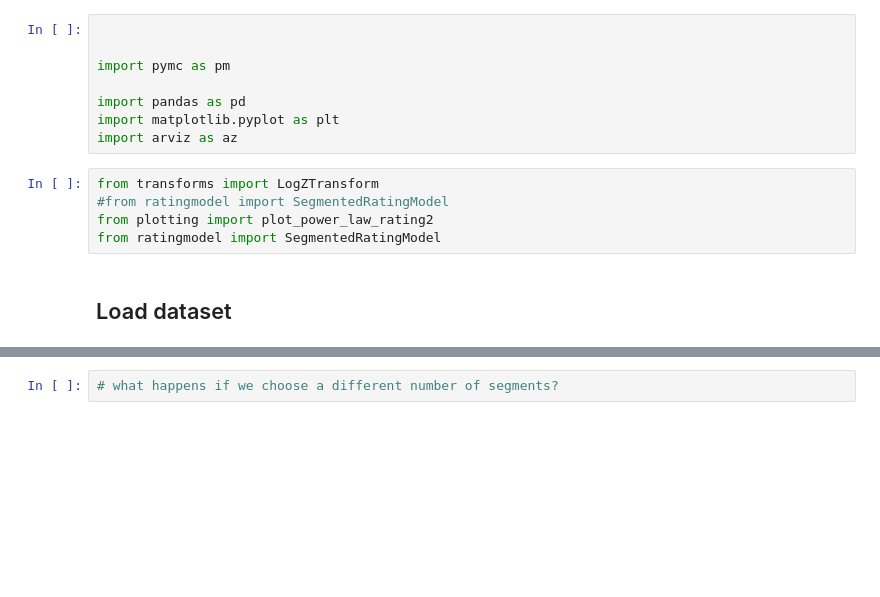
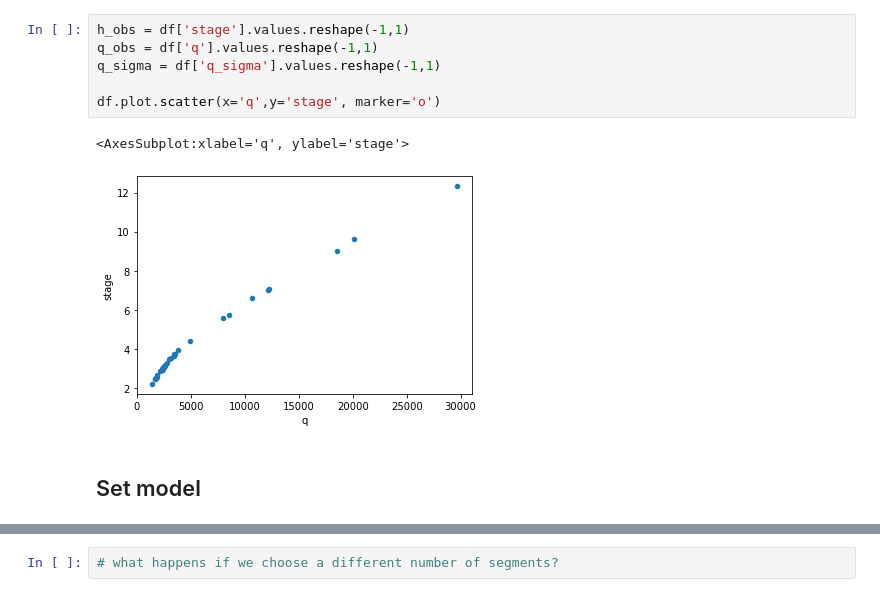
Before and after one commit to thodson-usgs/ratingcurve, a Jupyter notebook: notebooks/segmented_power_law_demo.ipynb, the cells around one changed output, grey strips where cells are left out. Drawn from its saved outputs; the diff is of its cells as text; blank space fills up the shorter version.

```diff
--- a/notebooks/segmented_power_law_demo.ipynb
+++ b/notebooks/segmented_power_law_demo.ipynb
@@ -40,15 +56,11 @@ $x_{o,i}$ is the $i$th breakpoint
-# %%
-
-
-import pymc as pm
-
-import pandas as pd
-import matplotlib.pyplot as plt
-import arviz as az
-# %%
-from transforms import LogZTransform
-#from ratingmodel import SegmentedRatingModel
-from plotting import plot_power_law_rating2
-from ratingmodel import SegmentedRatingModel
+# %%
+h_obs = df['stage'].values.reshape(-1,1)
+q_obs = df['q'].values.reshape(-1,1)
+q_sigma = df['q_sigma'].values.reshape(-1,1)
+
+df.plot.scatter(x='q',y='stage', marker='o')
+# %% [output]
+<AxesSubplot:xlabel='q', ylabel='stage'>
+[figure, added]
 # %% [markdown]
-## Load dataset
+## Set model
```
Also changed, not shown: parts of 25 cells of this notebook, 1 other file.
